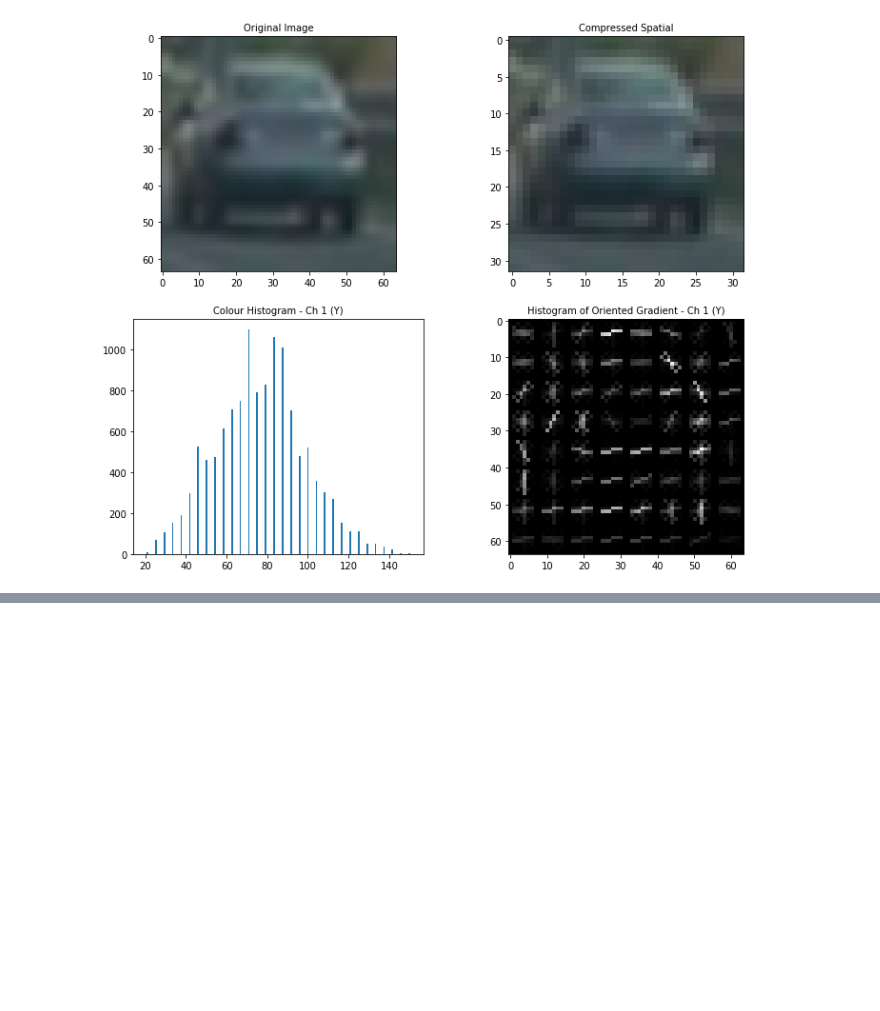
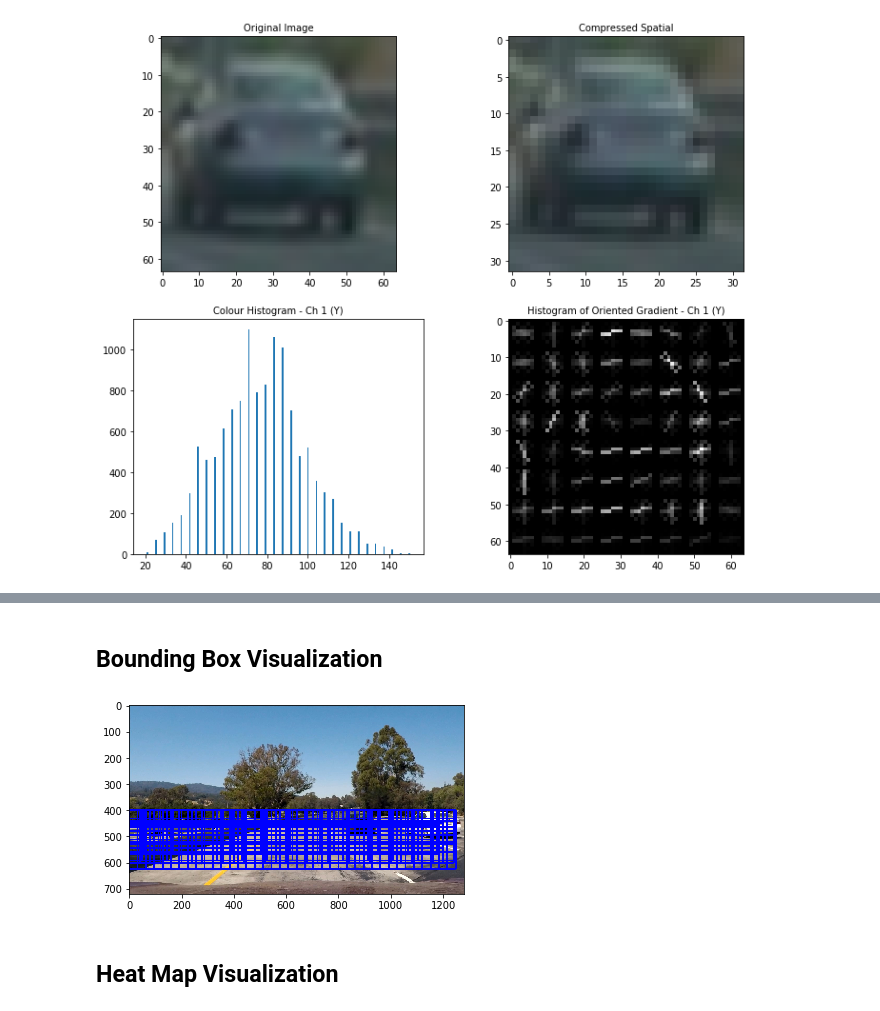
Before and after one commit to stevendae/CarND-Vehicle-Detection, a Jupyter notebook: Pipeline_Video.ipynb, the cells around one changed output, grey strips where cells are left out. Saved outputs shown, nothing was run; the diff lists cells and outputs as text; code cells hidden in the pictures; blank space fills up the shorter version.

```diff
--- a/Pipeline_Video.ipynb
+++ b/Pipeline_Video.ipynb
@@ -546,0 +604,2 @@ ax3.set_title('Colour Histogram - Ch 1 (Y)', fontsize=10)
+# %% [markdown]
+## Bounding Box Visualization
@@ -546,0 +677,9 @@ ax3.set_title('Colour Histogram - Ch 1 (Y)', fontsize=10)
+# %%
+image = mpimg.imread("test_images/test1.jpg")
+out_img, bbox = find_cars1(image, ystart, ystop, svc, X_scaler, orient, pix_per_cell, cell_per_block, spatial_size, hist_bins)
+plt.imshow(out_img)
+plt.show()
+# %% [output]
+[figure, added]
+# %% [markdown]
+## Heat Map Visualization
```
Also changed, not shown: parts of 14 cells of this notebook.
